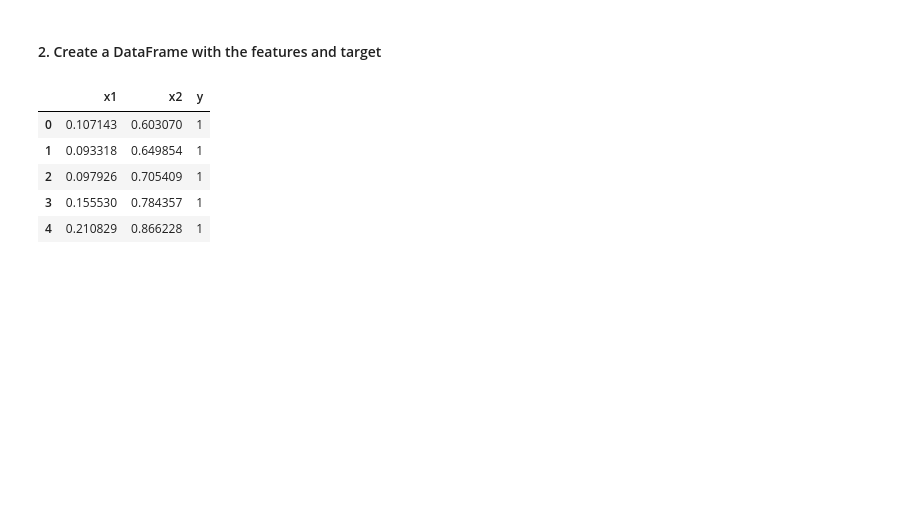
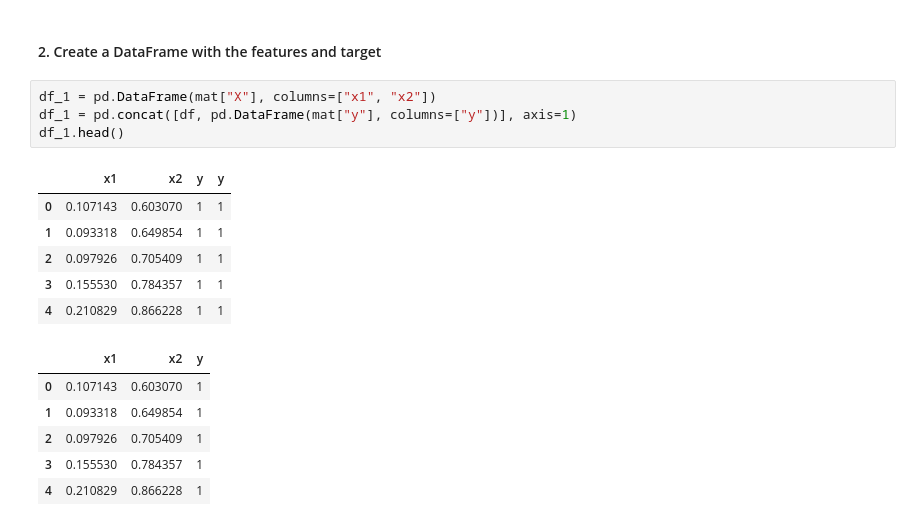
Before and after one commit to ivancorderoc/Machine_Learning, a Jupyter notebook: 1-Supervisado/3-Reg&Class/7-SVM/ejercicios/Ejercicios_SVM.ipynb, the cells around one changed output. Saved outputs shown, nothing was run; the diff lists cells and outputs as text; blank space fills up the shorter version.

```diff
--- a/1-Supervisado/3-Reg&Class/7-SVM/ejercicios/Ejercicios_SVM.ipynb
+++ b/1-Supervisado/3-Reg&Class/7-SVM/ejercicios/Ejercicios_SVM.ipynb
@@ -216,6 +220,17 @@ mat.keys()
 dict_keys(['__header__', '__version__', '__globals__', 'X', 'y'])
 # %% [markdown]
 #### 2. Create a DataFrame with the features and target
+# %%
+df_1 = pd.DataFrame(mat["X"], columns=["x1", "x2"])
+df_1 = pd.concat([df, pd.DataFrame(mat["y"], columns=["y"])], axis=1)
+df_1.head()
+# %% [output]
+|  | x1 | x2 | y | y |
+| 0 | 0.107143 | 0.603070 | 1 | 1 |
+| 1 | 0.093318 | 0.649854 | 1 | 1 |
+| 2 | 0.097926 | 0.705409 | 1 | 1 |
+| 3 | 0.155530 | 0.784357 | 1 | 1 |
+| 4 | 0.210829 | 0.866228 | 1 | 1 |
 # %%
 # %% [output]
 |  | x1 | x2 | y |
```
Also changed, not shown: parts of 11 cells of this notebook, 4 other files.
